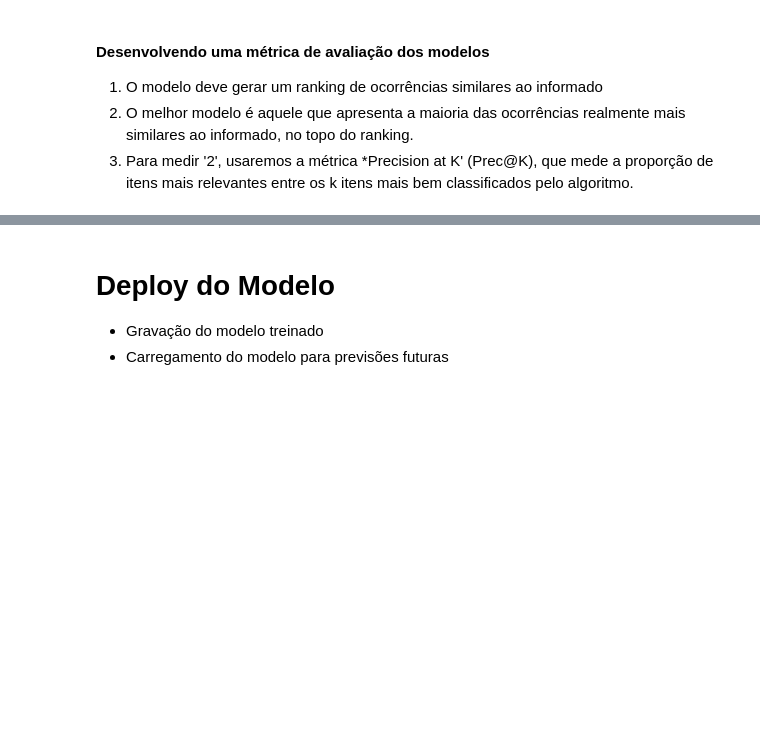
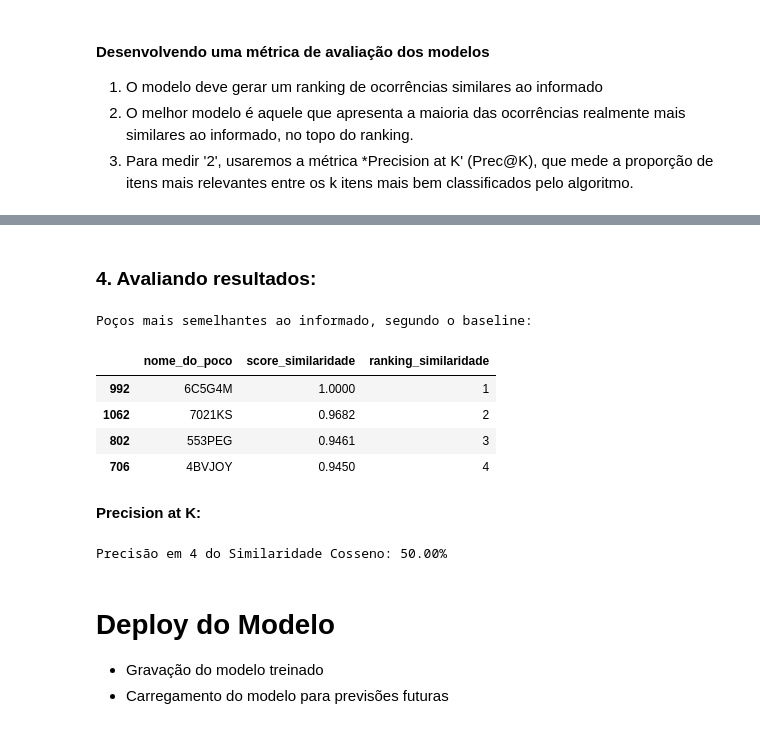
Before and after one commit to joaomj/oilfields, a Jupyter notebook: notebook.ipynb, the cells around one changed output, grey strips where cells are left out. Drawn from its saved outputs; the diff is of its cells as text; code cells hidden in the pictures; blank space fills up the shorter version.

```diff
--- a/notebook.ipynb
+++ b/notebook.ipynb
@@ -1143,3 +1208,28 @@ Precisão em 4 do KNN: 25.0000%
+# %% [markdown]
+### **4. Avaliando resultados:**
+# %%
+print('Poços mais semelhantes ao informado, segundo o baseline:')
+df_ordenado.head(4).round(4)
+# %% [output]
+Poços mais semelhantes ao informado, segundo o baseline:
+|  | nome_do_poco | score_similaridade | ranking_similaridade |
+| 992 | 6C5G4M | 1.0000 | 1 |
+| 1062 | 7021KS | 0.9682 | 2 |
+| 802 | 553PEG | 0.9461 | 3 |
+| 706 | 4BVJOY | 0.9450 | 4 |
+# %% [markdown]
+**Precision at K:**
+# %%
+# Precision at K
+
+# O que interessa é analisar os 4 melhores rankeados (top 4)
+k = 4
+
+# calcula a proporção de itens relevantes entre os top-4 do modelo
+precisao = precision_at_k(df_ordenado_cosseno, k)
+print(f"Precisão em {k} do Similaridade Cosseno: {precisao * 100:.2f}%")
+# %% [output]
+Precisão em 4 do Similaridade Cosseno: 50.00%
 # %% [markdown]
 # **Deploy do Modelo**
 - Gravação do modelo treinado
```
Also changed, not shown: parts of 13 cells of this notebook.
